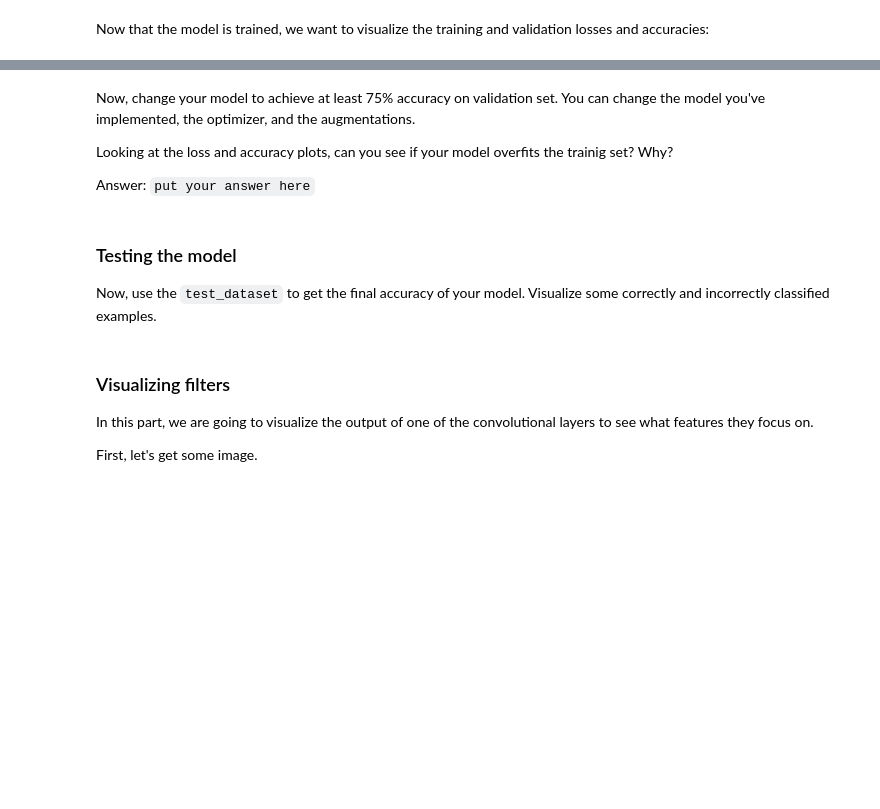
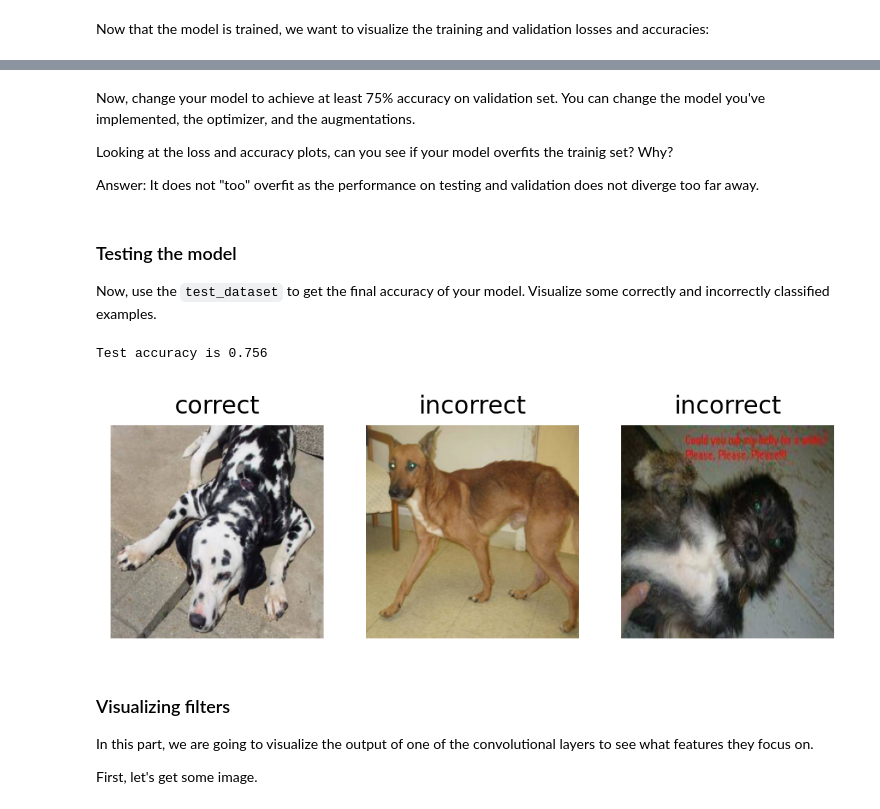
Before and after one commit to hoangpham95/CSCI-GA-2572-Deep-Learning, a Jupyter notebook: hw2/hw2_cnn.ipynb, the cells around one changed output, grey strips where cells are left out. Drawn from its saved outputs; the diff is of its cells as text; code cells hidden in the pictures; blank space fills up the shorter version.

```diff
--- a/hw2/hw2_cnn.ipynb
+++ b/hw2/hw2_cnn.ipynb
@@ -37,6 +71,8 @@ This dataset contains two directories, `train` and `validation`. Both in turn co
 # %%
 import torch
 import torchvision
+import os
+
 from torchvision import transforms
 from PIL import Image # PIL is a library to process images
 
@@ -66,5 +102,17 @@ validation_transforms = transforms.Compose([
                                     normalize,
                                 ])
 
-train_dataset = torchvision.datasets.ImageFolder('./cats_and_dogs_filtered/train', transform=train_transforms)
-validation_dataset, test_dataset = torch.utils.data.random_split(torchvision.datasets.ImageFolder('./cats_and_dogs_filtered/validation', transform=validation_transforms), [500, 500], generator=torch.Generator().manual_seed(42))
+
+DATA_FOLDER       = os.path.join(os.getcwd(), "cats_and_dogs_filtered")
+DATA_FOLDER_TRAIN = os.path.join(DATA_FOLDER, "train")
+DATA_FOLDER_VAL   = os.path.join(DATA_FOLDER, "validation")
+
+train_dataset = torchvision.datasets.ImageFolder(
+    DATA_FOLDER_TRAIN, transform=train_transforms)
+
+validation_dataset, test_dataset = torch.utils.data.random_split(
+    torchvision.datasets.ImageFolder(
+        DATA_FOLDER_VAL, transform=validation_transforms),
+    lengths=[500, 500],
+    generator=torch.Generator().manual_seed(42)
+)
@@ -219,8 +335,7 @@ Now, change your model to achieve at least 75% accuracy on validation set. You c
 
 Looking at the loss and accuracy plots, can you see if your model overfits the trainig set? Why?
 
-Answer:
-`put your answer here`
+Answer: It does not "too" overfit as the performance on testing and validation does not diverge too far away.
 # %% [markdown]
 ### Testing the model
 
@@ -232,3 +343,42 @@ Now, use the `test_dataset` to get the final accuracy of your model. Visualize s
+# %%
+# TODO
+# 1. Calculate and show the test_dataset accuracy of your model.
+# 2. Visualize some correctly and incorrectly classified examples.
+
+with torch.no_grad():
+  model.eval()
+
+  test = torch.utils.data.DataLoader(test_dataset, batch_size=BATCH_SIZE, shuffle=False, num_workers=2)
+  num_correct = 0
+
+  incorrect, correct = [], []
+
+  for batch in tqdm(test):
+    img = batch[0].to(device)
+    label = batch[1].to(device)
+    out = model(img)
+
+    classified = (out > 0.5).int()
+    correct_answers = (classified == label).sum()
+
+    for i in range(img.shape[0]):
+      if classified[i] == label[i]:
+        correct.append(img[i])
+      else:
+        incorrect.append(img[i])
+    num_correct += correct_answers.item()
+
+  print('Test accuracy is', num_correct / len(test_dataset))
+
+plt.subplot(131)
+show_normalized_image(correct[0], 'correct')
+plt.subplot(132)
+show_normalized_image(incorrect[0], 'incorrect')
+plt.subplot(133)
+show_normalized_image(incorrect[1], 'incorrect')
+# %% [output]
+Test accuracy is 0.756
+[figure, added]
 # %% [markdown]
 ### Visualizing filters
 
```
Also changed, not shown: parts of 14 cells of this notebook, 6 other files.
